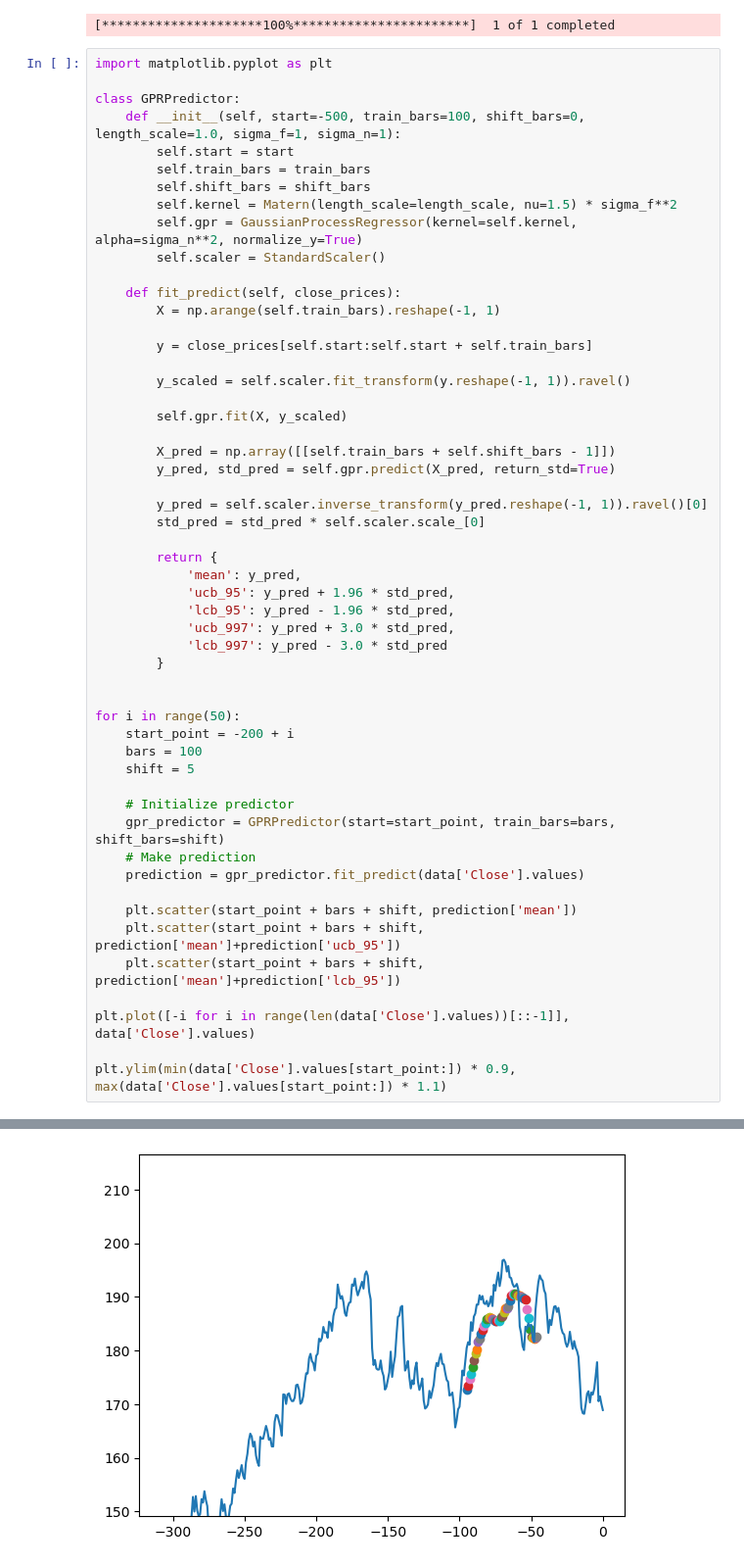
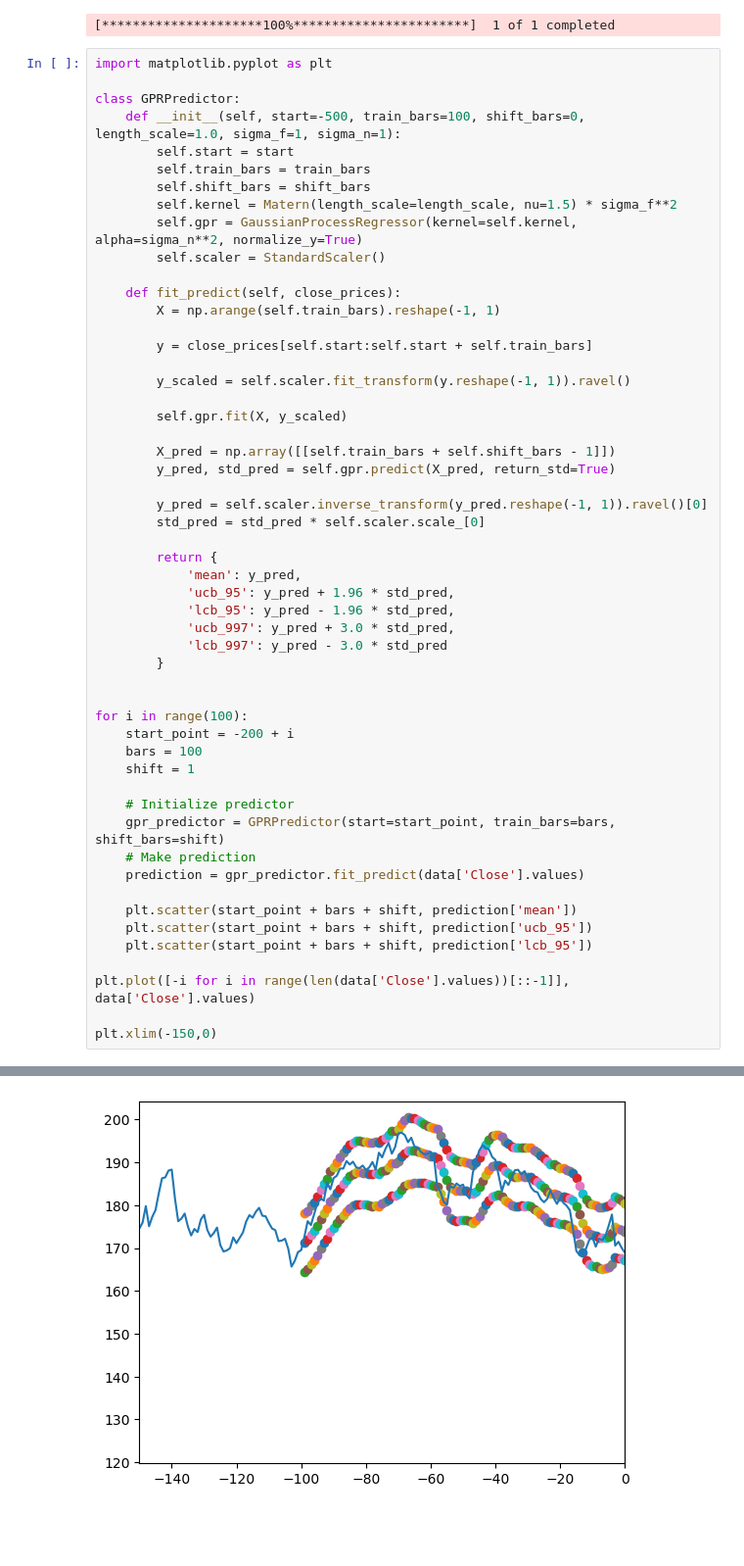
Before and after one commit to alexrmiller2/gpr-system, a Jupyter notebook: gpr-system-v4.ipynb, the cells around one changed output, grey strips where cells are left out. Shown at 98% size. Drawn from its saved outputs; the diff is of its cells as text; blank space fills up the shorter version.

Commit message:
changes to data script

```diff
--- a/gpr-system-v4.ipynb
+++ b/gpr-system-v4.ipynb
@@ -46,10 +46,10 @@ class GPRPredictor:
         }
 
 
-for i in range(50):
+for i in range(100):
     start_point = -200 + i
     bars = 100
-    shift = 5
+    shift = 1
 
     # Initialize predictor
     gpr_predictor = GPRPredictor(start=start_point, train_bars=bars, shift_bars=shift)
@@ -57,10 +57,10 @@ for i in range(50):
     prediction = gpr_predictor.fit_predict(data['Close'].values)
 
     plt.scatter(start_point + bars + shift, prediction['mean'])
-    plt.scatter(start_point + bars + shift, prediction['mean']+prediction['ucb_95'])
-    plt.scatter(start_point + bars + shift, prediction['mean']+prediction['lcb_95'])
+    plt.scatter(start_point + bars + shift, prediction['ucb_95'])
+    plt.scatter(start_point + bars + shift, prediction['lcb_95'])
 
 plt.plot([-i for i in range(len(data['Close'].values))[::-1]], data['Close'].values)
 
-plt.ylim(min(data['Close'].values[start_point:]) * 0.9, max(data['Close'].values[start_point:]) * 1.1)
+plt.xlim(-150,0)
 # %% [output]
@@ -68 +68 @@ plt.ylim(min(data['Close'].values[start_point:]) * 0.9, max(data['Close'].values
-[figure, old version]
+[figure, new version]
```
Also changed, not shown: parts of 1 cell of this notebook, 3 other files.
